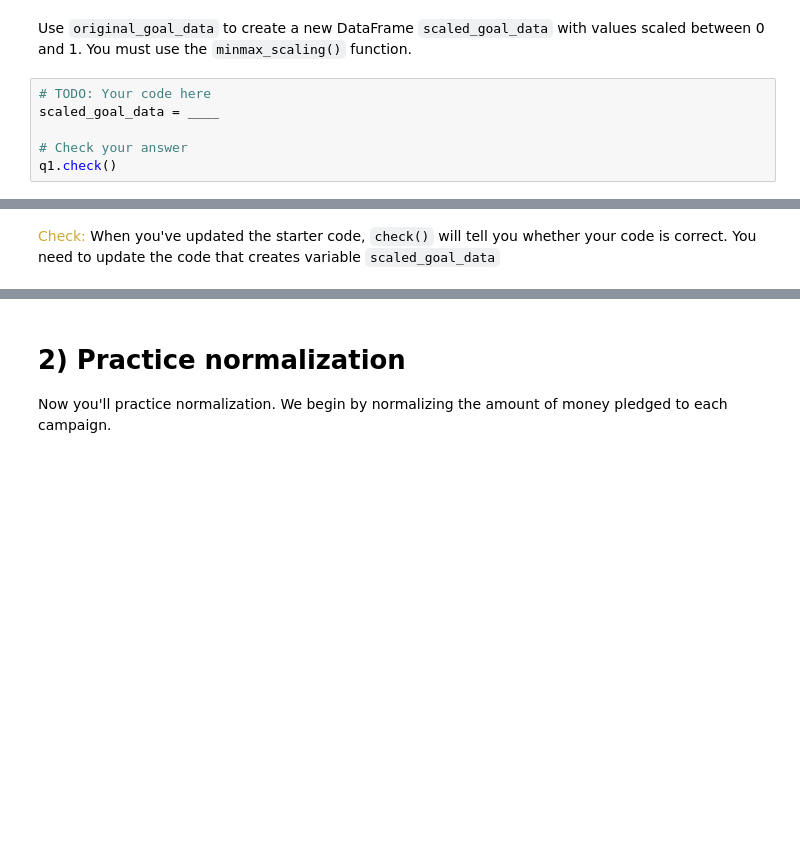
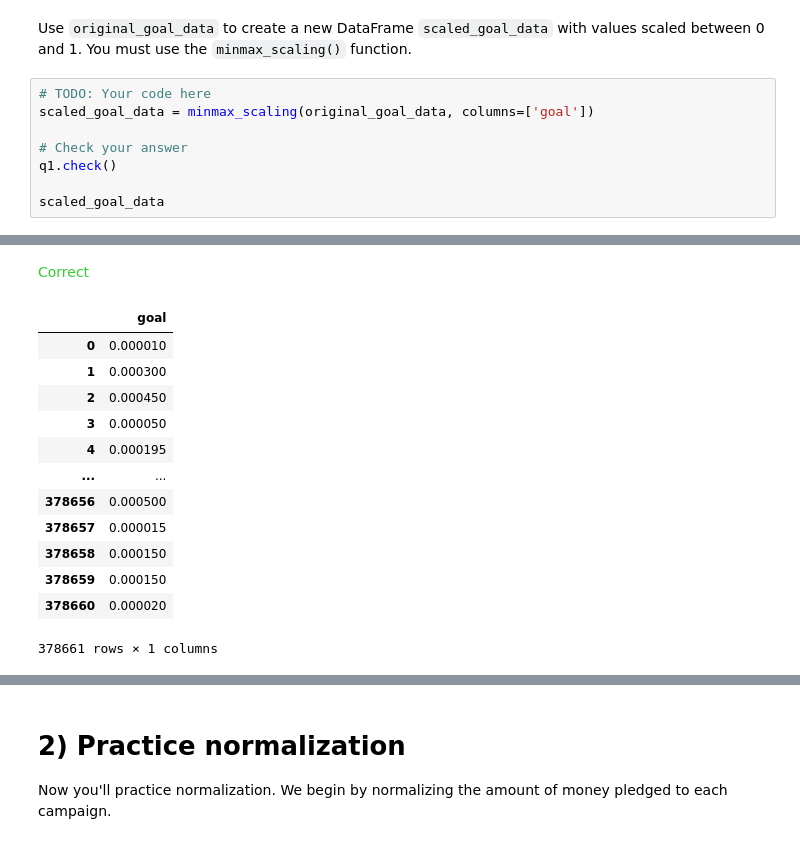
Before and after one commit to bazchen/kaggle, a Jupyter notebook: data-cleaning-exercise-scaling-and-normalization.ipynb, the cells around one changed output, grey strips where cells are left out. Drawn from its saved outputs; the diff is of its cells as text; blank space fills up the shorter version.

Commit message:
Kaggle Notebook | Exercise: Scaling and Normalization | Version 2 - Complete

```diff
--- a/data-cleaning-exercise-scaling-and-normalization.ipynb
+++ b/data-cleaning-exercise-scaling-and-normalization.ipynb
@@ -89,12 +104,27 @@ original_goal_data = pd.DataFrame(kickstarters_2017.goal)
 Use `original_goal_data` to create a new DataFrame `scaled_goal_data` with values scaled between 0 and 1. You must use the `minmax_scaling()` function.
 # %%
 # TODO: Your code here
-scaled_goal_data = ____
+scaled_goal_data = minmax_scaling(original_goal_data, columns=['goal'])
 
 # Check your answer
 q1.check()
+
+scaled_goal_data
 # %% [output]
 [interactive output not drawn]
-<span style="color:#ccaa33">Check:</span> When you've updated the starter code, `check()` will tell you whether your code is correct. You need to update the code that creates variable `scaled_goal_data`
+<span style="color:#33cc33">Correct</span>
+|  | goal |
+| 0 | 0.000010 |
+| 1 | 0.000300 |
+| 2 | 0.000450 |
+| 3 | 0.000050 |
+| 4 | 0.000195 |
+| ... | ... |
+| 378656 | 0.000500 |
+| 378657 | 0.000015 |
+| 378658 | 0.000150 |
+| 378659 | 0.000150 |
+| 378660 | 0.000020 |
+378661 rows × 1 columns
 # %%
 # Lines below will give you a hint or solution code
```
Also changed, not shown: parts of 6 cells of this notebook.
